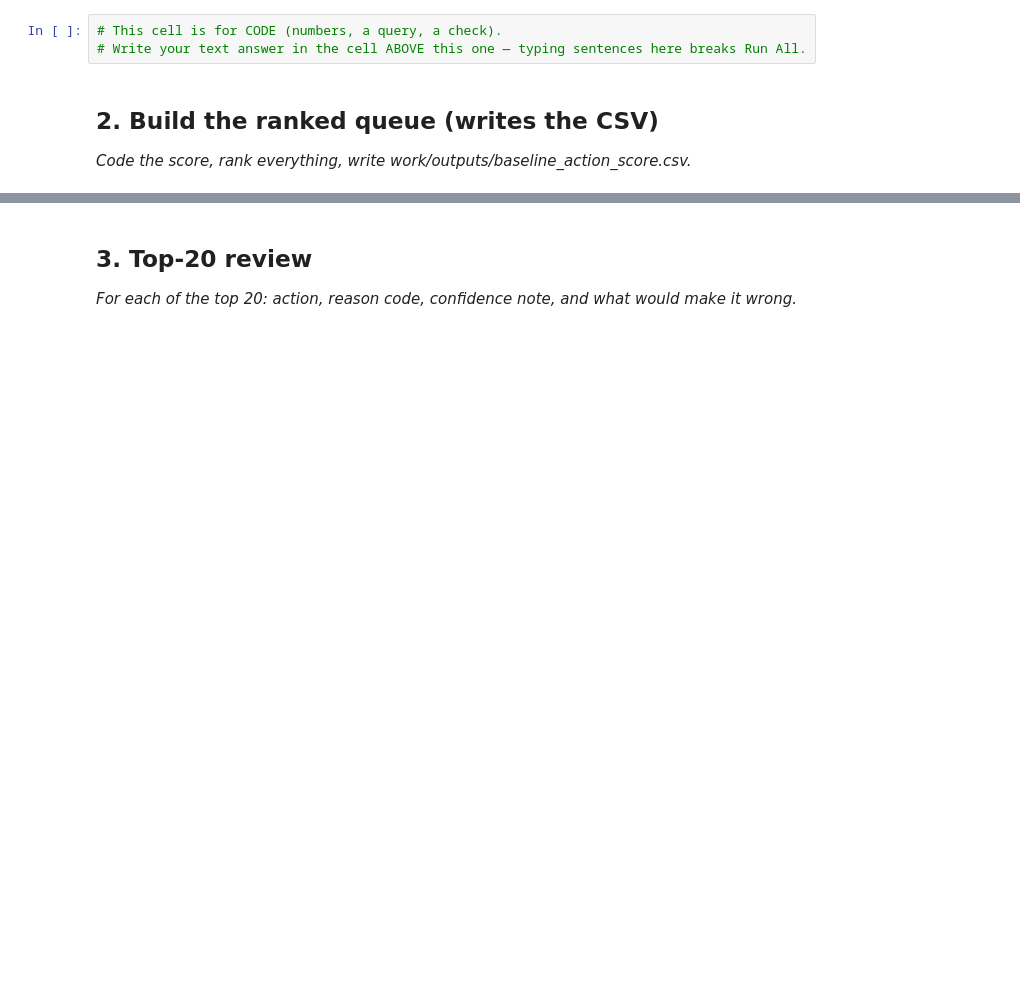
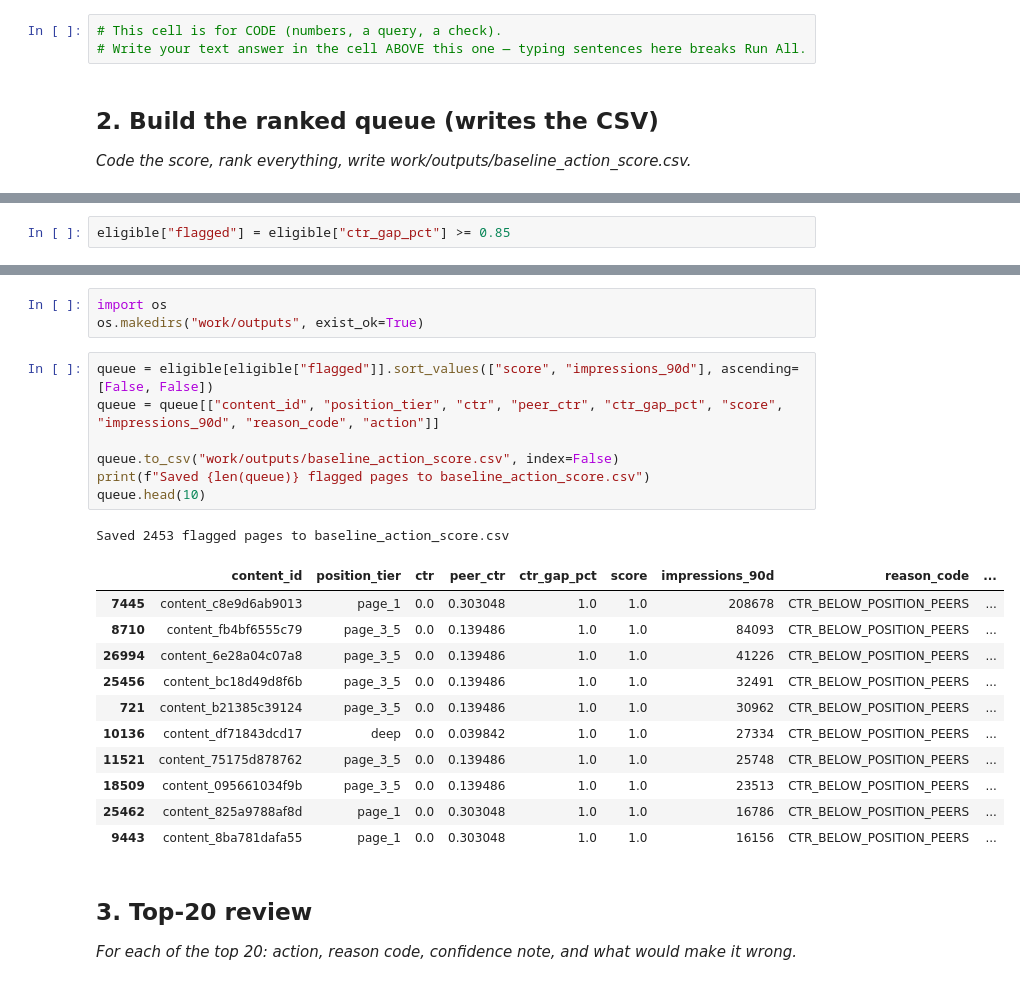
Before and after one commit to shah833/Flyrank-ML-Internship, a Jupyter notebook: work/notebooks/w04_baseline_score.ipynb, the cells around one changed output, grey strips where cells are left out. Cells and saved outputs as stored; diff of their text form; blank space fills up the shorter version.

```diff
--- a/work/notebooks/w04_baseline_score.ipynb
+++ b/work/notebooks/w04_baseline_score.ipynb
@@ -22,0 +63,2 @@ This skeleton is yours to fill. Work the sections **in order** — each one has
+# %%
+eligible["flagged"] = eligible["ctr_gap_pct"] >= 0.85
@@ -23,3 +116,26 @@ This skeleton is yours to fill. Work the sections **in order** — each one has
+# %%
+import os
+os.makedirs("work/outputs", exist_ok=True)
+# %%
+queue = eligible[eligible["flagged"]].sort_values(["score", "impressions_90d"], ascending=[False, False])
+queue = queue[["content_id", "position_tier", "ctr", "peer_ctr", "ctr_gap_pct", "score", "impressions_90d", "reason_code", "action"]]
+
+queue.to_csv("work/outputs/baseline_action_score.csv", index=False)
+print(f"Saved {len(queue)} flagged pages to baseline_action_score.csv")
+queue.head(10)
+# %% [output]
+Saved 2453 flagged pages to baseline_action_score.csv
+|  | content_id | position_tier | ctr | peer_ctr | ctr_gap_pct | score | impressions_90d | reason_code | ... |
+| 7445 | content_c8e9d6ab9013 | page_1 | 0.0 | 0.303048 | 1.0 | 1.0 | 208678 | CTR_BELOW_POSITION_PEERS | ... |
+| 8710 | content_fb4bf6555c79 | page_3_5 | 0.0 | 0.139486 | 1.0 | 1.0 | 84093 | CTR_BELOW_POSITION_PEERS | ... |
+| 26994 | content_6e28a04c07a8 | page_3_5 | 0.0 | 0.139486 | 1.0 | 1.0 | 41226 | CTR_BELOW_POSITION_PEERS | ... |
+| 25456 | content_bc18d49d8f6b | page_3_5 | 0.0 | 0.139486 | 1.0 | 1.0 | 32491 | CTR_BELOW_POSITION_PEERS | ... |
+| 721 | content_b21385c39124 | page_3_5 | 0.0 | 0.139486 | 1.0 | 1.0 | 30962 | CTR_BELOW_POSITION_PEERS | ... |
+| 10136 | content_df71843dcd17 | deep | 0.0 | 0.039842 | 1.0 | 1.0 | 27334 | CTR_BELOW_POSITION_PEERS | ... |
+| 11521 | content_75175d878762 | page_3_5 | 0.0 | 0.139486 | 1.0 | 1.0 | 25748 | CTR_BELOW_POSITION_PEERS | ... |
+| 18509 | content_095661034f9b | page_3_5 | 0.0 | 0.139486 | 1.0 | 1.0 | 23513 | CTR_BELOW_POSITION_PEERS | ... |
+| 25462 | content_825a9788af8d | page_1 | 0.0 | 0.303048 | 1.0 | 1.0 | 16786 | CTR_BELOW_POSITION_PEERS | ... |
+| 9443 | content_8ba781dafa55 | page_1 | 0.0 | 0.303048 | 1.0 | 1.0 | 16156 | CTR_BELOW_POSITION_PEERS | ... |
 # %% [markdown]
 ## 3. Top-20 review
 
```
Also changed, not shown: parts of 20 cells of this notebook.
